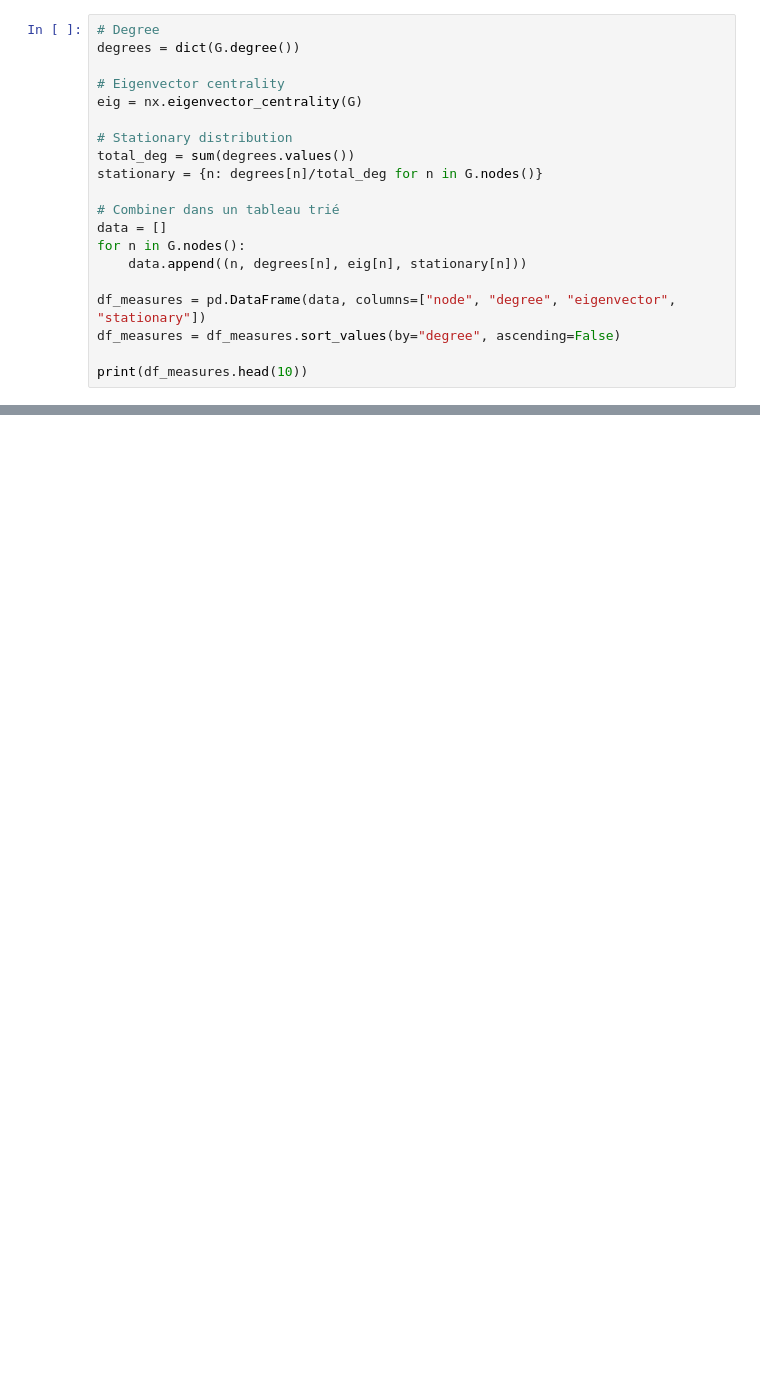
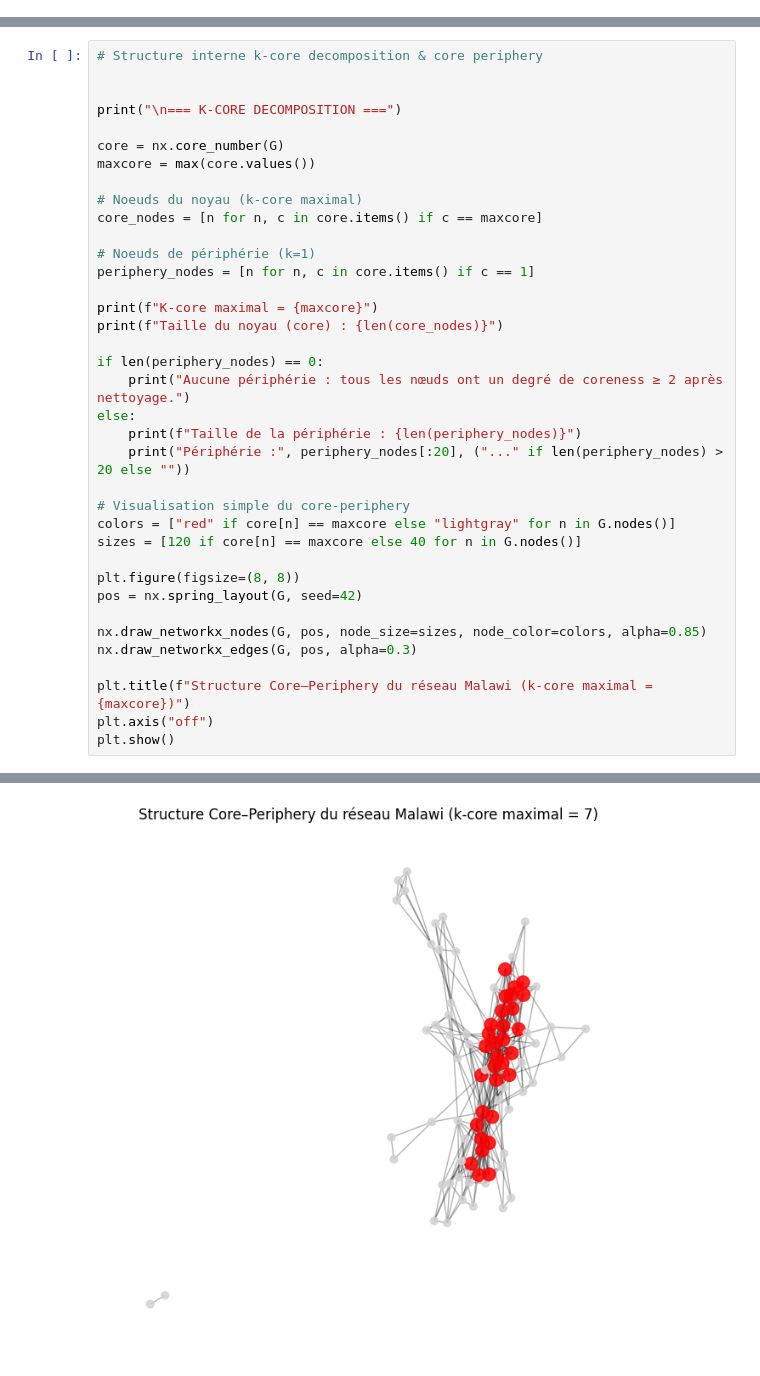
Before and after one commit to mariabkr/graphminig, a Jupyter notebook: notebooks/malawi.ipynb, the cells around one changed output, grey strips where cells are left out. Drawn from its saved outputs; the diff is of its cells as text; blank space fills up the shorter version.

Commit message:
version malawi corrigé + rapport

```diff
--- a/notebooks/malawi.ipynb
+++ b/notebooks/malawi.ipynb
@@ -904,20 +334,0 @@ max
-# %%
-# Degree
-degrees = dict(G.degree())
-
-# Eigenvector centrality
-eig = nx.eigenvector_centrality(G)
-
-# Stationary distribution
-total_deg = sum(degrees.values())
-stationary = {n: degrees[n]/total_deg for n in G.nodes()}
-
-# Combiner dans un tableau trié
-data = []
-for n in G.nodes():
-    data.append((n, degrees[n], eig[n], stationary[n]))
-
-df_measures = pd.DataFrame(data, columns=["node", "degree", "eigenvector", "stationary"])
-df_measures = df_measures.sort_values(by="degree", ascending=False)
-
-print(df_measures.head(10))
@@ -986,0 +335,38 @@ Ces résultats illustrent parfaitement la vulnérabilité asymétrique du villag
+# %%
+# Structure interne k-core decomposition & core periphery
+
+
+print("\n=== K-CORE DECOMPOSITION ===")
+
+core = nx.core_number(G)
+maxcore = max(core.values())
+
+# Noeuds du noyau (k-core maximal)
+core_nodes = [n for n, c in core.items() if c == maxcore]
+
+# Noeuds de périphérie (k=1)
+periphery_nodes = [n for n, c in core.items() if c == 1]
+
+print(f"K-core maximal = {maxcore}")
+print(f"Taille du noyau (core) : {len(core_nodes)}")
+
+if len(periphery_nodes) == 0:
+    print("Aucune périphérie : tous les nœuds ont un degré de coreness ≥ 2 après nettoyage.")
+else:
+    print(f"Taille de la périphérie : {len(periphery_nodes)}")
+    print("Périphérie :", periphery_nodes[:20], ("..." if len(periphery_nodes) > 20 else ""))
+
+# Visualisation simple du core-periphery
+colors = ["red" if core[n] == maxcore else "lightgray" for n in G.nodes()]
+sizes = [120 if core[n] == maxcore else 40 for n in G.nodes()]
+
+plt.figure(figsize=(8, 8))
+pos = nx.spring_layout(G, seed=42)
+
+nx.draw_networkx_nodes(G, pos, node_size=sizes, node_color=colors, alpha=0.85)
+nx.draw_networkx_edges(G, pos, alpha=0.3)
+
+plt.title(f"Structure Core–Periphery du réseau Malawi (k-core maximal = {maxcore})")
+plt.axis("off")
+plt.show()
+# %% [output]
@@ -986,0 +378 @@ Ces résultats illustrent parfaitement la vulnérabilité asymétrique du villag
+[figure, added]
```
Also changed, not shown: parts of 39 cells of this notebook, 30 other files.
